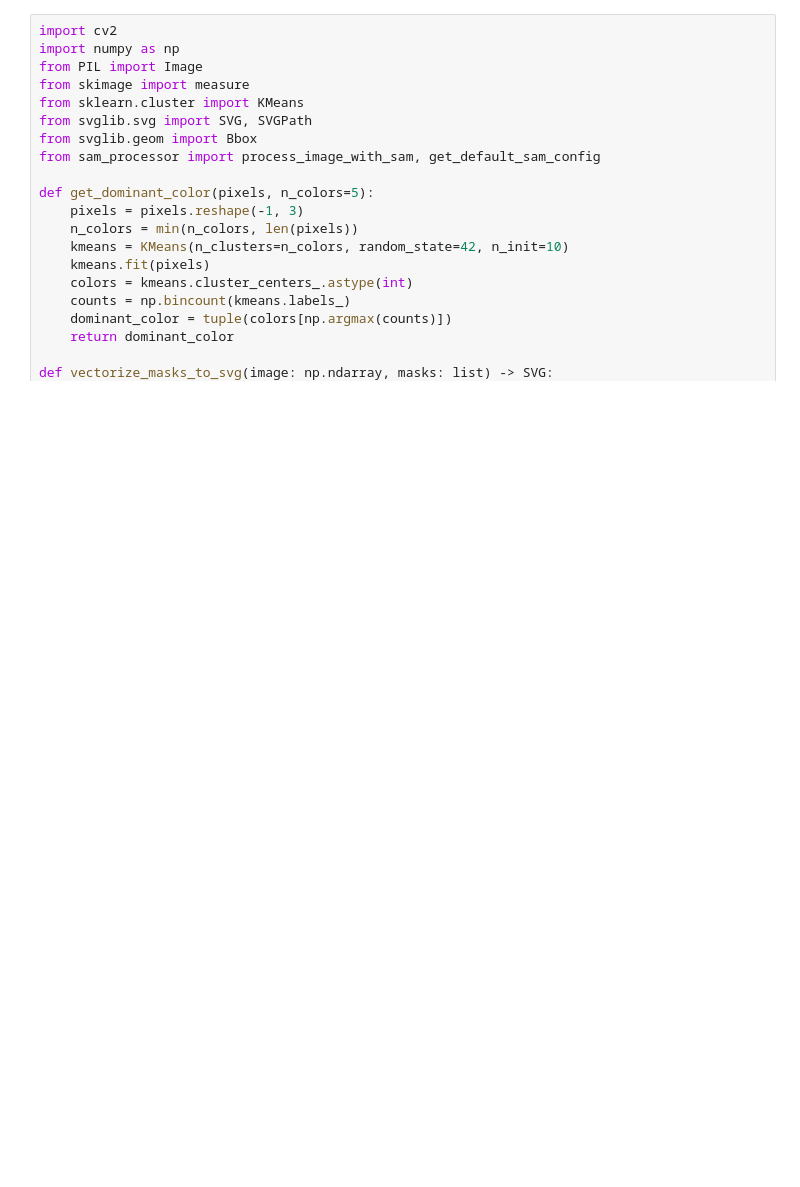
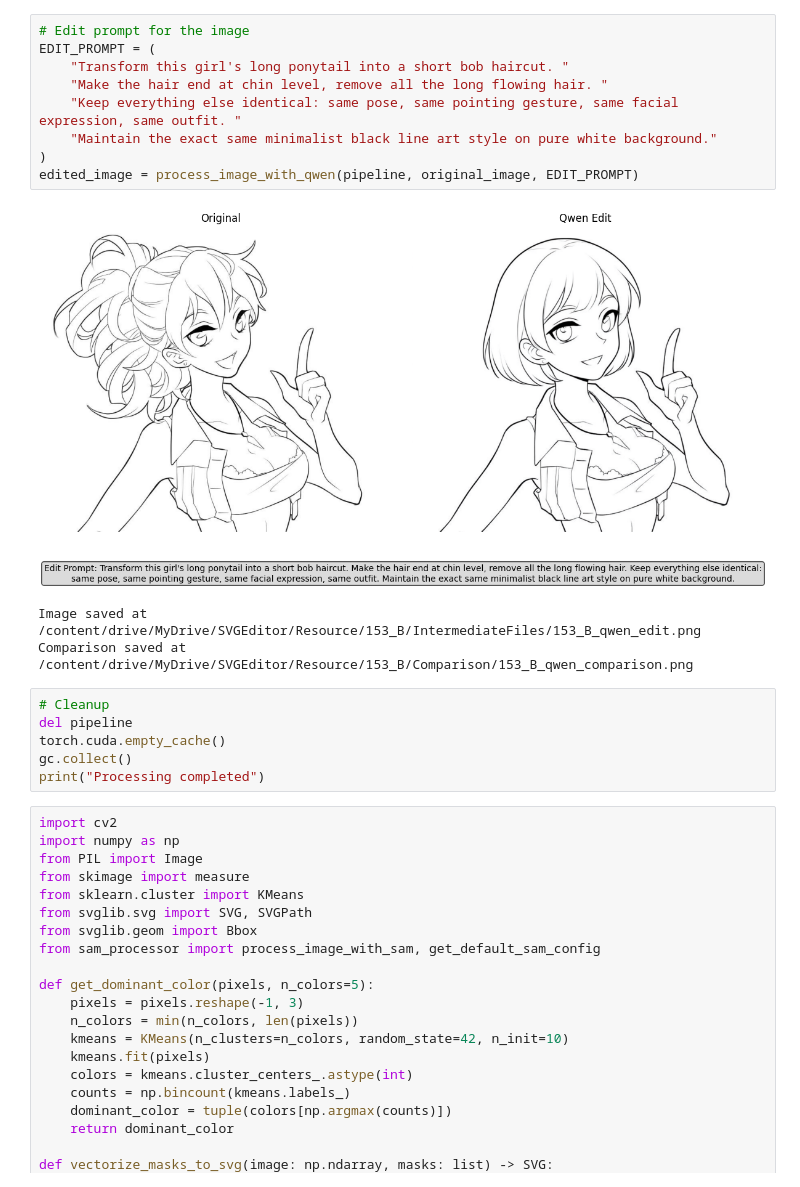
Before and after one commit to huanbasara/SVGEditor, a Jupyter notebook: notebooks/SvgDiffusion_bak.ipynb, the cells around one changed output. Cells and saved outputs as stored; diff of their text form; blank space fills up the shorter version.

```diff
--- a/notebooks/SvgDiffusion_bak.ipynb
+++ b/notebooks/SvgDiffusion_bak.ipynb
@@ -184,3 +170,22 @@ Comparison saved at /content/drive/MyDrive/SVGEditor/Resource/icecream/Compariso
+# %%
+# Edit prompt for the image
+EDIT_PROMPT = (
+    "Transform this girl's long ponytail into a short bob haircut. "
+    "Make the hair end at chin level, remove all the long flowing hair. "
+    "Keep everything else identical: same pose, same pointing gesture, same facial expression, same outfit. "
+    "Maintain the exact same minimalist black line art style on pure white background."
+)
+edited_image = process_image_with_qwen(pipeline, original_image, EDIT_PROMPT)
+# %% [output]
+[figure, added]
+Image saved at /content/drive/MyDrive/SVGEditor/Resource/153_B/IntermediateFiles/153_B_qwen_edit.png
+Comparison saved at /content/drive/MyDrive/SVGEditor/Resource/153_B/Comparison/153_B_qwen_comparison.png
+# %%
+# Cleanup
+del pipeline
+torch.cuda.empty_cache()
+gc.collect()
+print("Processing completed")
 # %%
 import cv2
 import numpy as np
```
Also changed, not shown: parts of 4 cells of this notebook, 2 other files.
